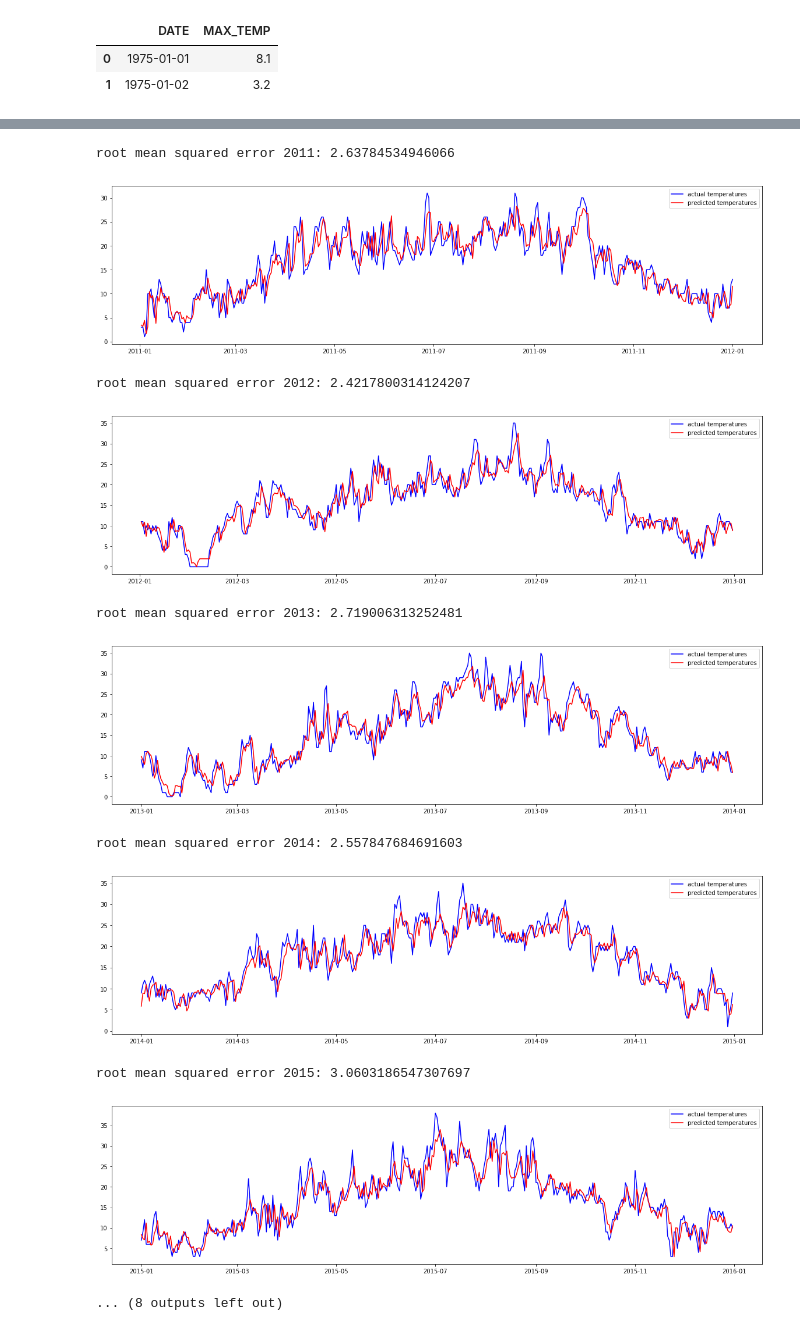
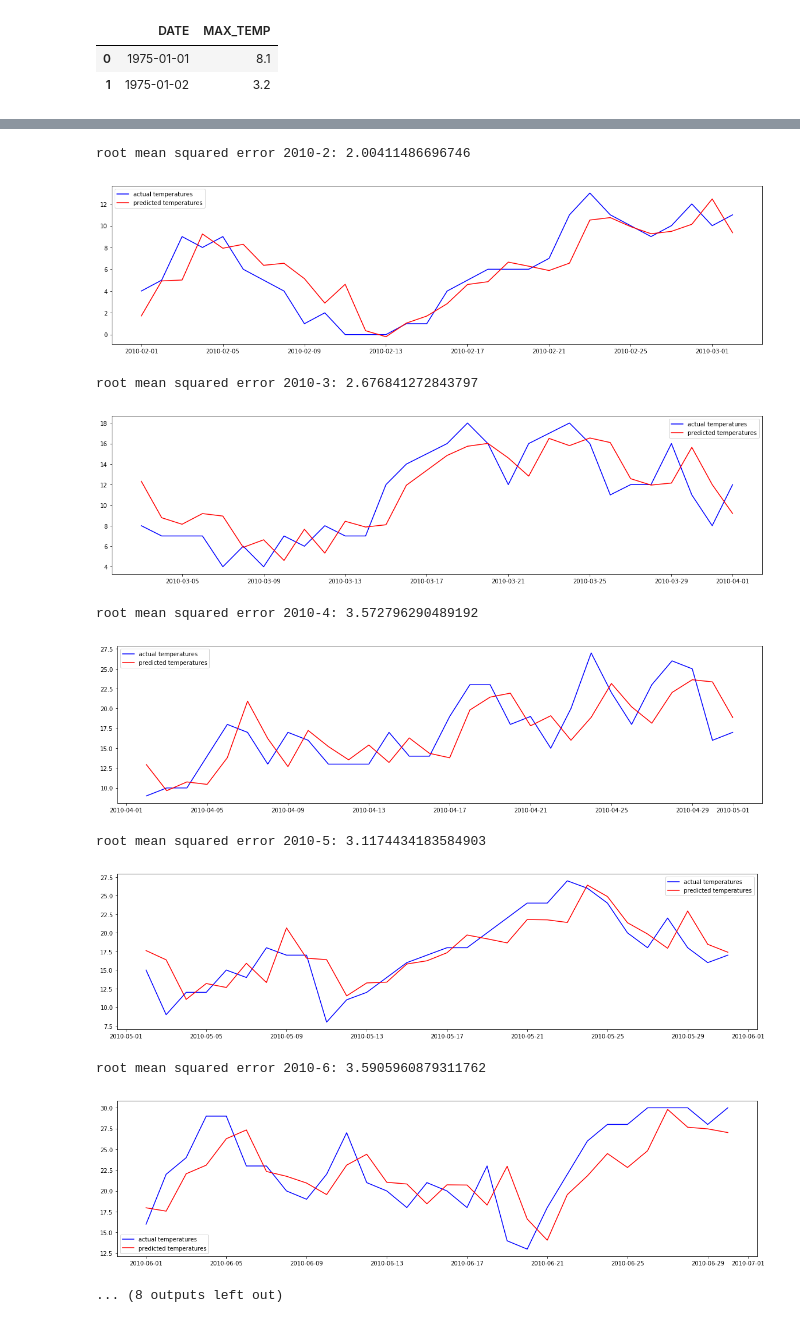
Before and after one commit to VincentVillet/temperatures-predictions, a Jupyter notebook: random_forest_prediction.ipynb, the cells around one changed output, grey strips where cells are left out. Cells and saved outputs as stored; diff of their text form; code cells hidden in the pictures.

```diff
--- a/random_forest_prediction.ipynb
+++ b/random_forest_prediction.ipynb
@@ -36,7 +36,7 @@ final_df = df_list[0]
 for df in df_list[1:]:
     final_df = pd.merge(final_df, df, on="DATE", how="left")
 
-final_df["MONTH"] = final_df["DATE"].apply(lambda x: x.month)
+final_df["DAY_OF_YEAR"] = final_df["DATE"].apply(lambda x: x.timetuple().tm_yday)
 final_df.head(20)
 # %% [output]
 |  | DATE | MAX_TEMP_J-0 | MAX_TEMP_J-1 | MAX_TEMP_J-2 | MAX_TEMP_J-3 | MAX_TEMP_J-4 | MAX_TEMP_J-5 | ... |
@@ -60,12 +60,12 @@ final_df.head(20)
 meteo_df_train = final_df[(final_df["DATE"] <= datetime(2010, 1, 1)) & (final_df["DATE"] > datetime(1975, 1, 6))]
 meteo_df_test = final_df[final_df["DATE"] > datetime(2010, 1, 1)]
 
-x_train = meteo_df_train[["MONTH", "MAX_TEMP_J-1", "MAX_TEMP_J-2", "MAX_TEMP_J-3", "MAX_TEMP_J-4",
-                          "MAX_TEMP_J-5", "MAX_TEMP_J-6"]].values
+x_train = meteo_df_train[["MAX_TEMP_J-1", "MAX_TEMP_J-2", "MAX_TEMP_J-3", "MAX_TEMP_J-4",
+                          "MAX_TEMP_J-5", "MAX_TEMP_J-6", "DAY_OF_YEAR"]].values
 y_train = meteo_df_train["MAX_TEMP_J-0"].values
 
-x_test = meteo_df_test[["MONTH", "MAX_TEMP_J-1", "MAX_TEMP_J-2", "MAX_TEMP_J-3", "MAX_TEMP_J-4",
-                          "MAX_TEMP_J-5", "MAX_TEMP_J-6"]].values
+x_test = meteo_df_test[["MAX_TEMP_J-1", "MAX_TEMP_J-2", "MAX_TEMP_J-3", "MAX_TEMP_J-4",
+                          "MAX_TEMP_J-5", "MAX_TEMP_J-6", "DAY_OF_YEAR"]].values
 y_test = meteo_df_test["MAX_TEMP_J-0"].values
 # %%
 from sklearn.ensemble import RandomForestRegressor
@@ -77,8 +77,8 @@ def print_scores_and_params(grid_search):
         print(np.sqrt(-mean_score), params)
 
 param_grid = [
-        {'n_estimators': [30, 40, 50], 'max_features': [2, 4, 6]},
-        {'bootstrap': [False], 'n_estimators': [10, 30], 'max_features': [2, 3, 4]},
+        {'n_estimators': [40, 50], 'max_features': [2, 4, 6]},
+        {'bootstrap': [False], 'n_estimators': [10, 30], 'max_features': [4, 6]},
         ]
 
 forest_reg = RandomForestRegressor()
@@ -91,5 +91,6 @@ print_scores_and_params(grid_search)
 
 best_estimator = grid_search.best_estimator_
 best_params = grid_search.best_params_
+print(best_params)
 feature_importances = best_estimator.feature_importances_
 # %% [output]
@@ -160,0 +154,15 @@ root mean squared error: 2.6682466506184386
+# %%
+rmse_list = []
+for i in range(10):
+    year = 2010 + i
+    y_test_year = y_test[i*365:min(len(y_test), (i+1)*365)]
+    y_pred_year = y_pred[i*365:min(len(y_pred), (i+1)*365)]
+    rmse = math.sqrt(mean_squared_error(y_pred_year, y_test_year))
+    print("root mean squared error {}: {}".format(year, rmse))
+
+    dates = meteo_df_test["DATE"].values[i*365:min(len(y_test), (i+1)*365)]
+    plot_meteo_pred(y_test_year, y_pred_year, dates)
+    rmse_list.append(rmse)
+
+plt.plot(np.arange(2010, 2020, 1), rmse_list)
+plt.show()
@@ -161,12 +183,12 @@ root mean squared error: 2.6682466506184386
 # %%
 for i in range(10):
-    year = 2010 + i
-    y_test_year = y_test[i*365:min(len(y_test), (i+1)*365)]
-    y_pred_year = y_pred[i*365:min(len(y_pred), (i+1)*365)]
+    year = str(2010) + "-" + str(i+1)
+    y_test_year = y_test[i*30:min(len(y_test), (i+1)*30)]
+    y_pred_year = y_pred[i*30:min(len(y_pred), (i+1)*30)]
     print("root mean squared error {}: {}".format(
         year,
         math.sqrt(mean_squared_error(y_pred_year, y_test_year))))
 
-    dates = meteo_df_test["DATE"].values[i*365:min(len(y_test), (i+1)*365)]
+    dates = meteo_df_test["DATE"].values[i*30:min(len(y_test), (i+1)*30)]
     plot_meteo_pred(y_test_year, y_pred_year, dates)
 # %% [output]
@@ -175,11 +197,11 @@ root mean squared error 2010: 2.9063898408247493
-root mean squared error 2011: 2.63784534946066
+root mean squared error 2010-2: 2.00411486696746
-[figure, old version]
+[figure, new version]
-root mean squared error 2012: 2.4217800314124207
+root mean squared error 2010-3: 2.676841272843797
-[figure, old version]
+[figure, new version]
-root mean squared error 2013: 2.719006313252481
+root mean squared error 2010-4: 3.572796290489192
-[figure, old version]
+[figure, new version]
-root mean squared error 2014: 2.557847684691603
+root mean squared error 2010-5: 3.1174434183584903
-[figure, old version]
+[figure, new version]
-root mean squared error 2015: 3.0603186547307697
+root mean squared error 2010-6: 3.5905960879311762
-[figure, old version]
+[figure, new version]
 ... (8 outputs left out)
```
Also changed, not shown: parts of 13 cells of this notebook.
